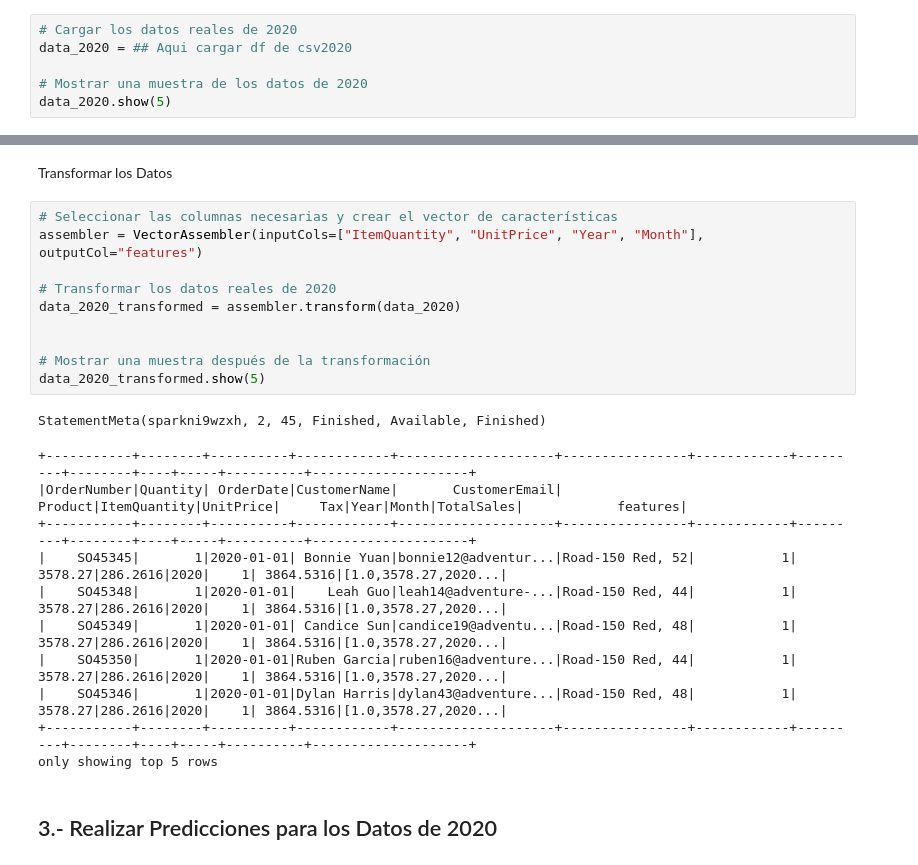
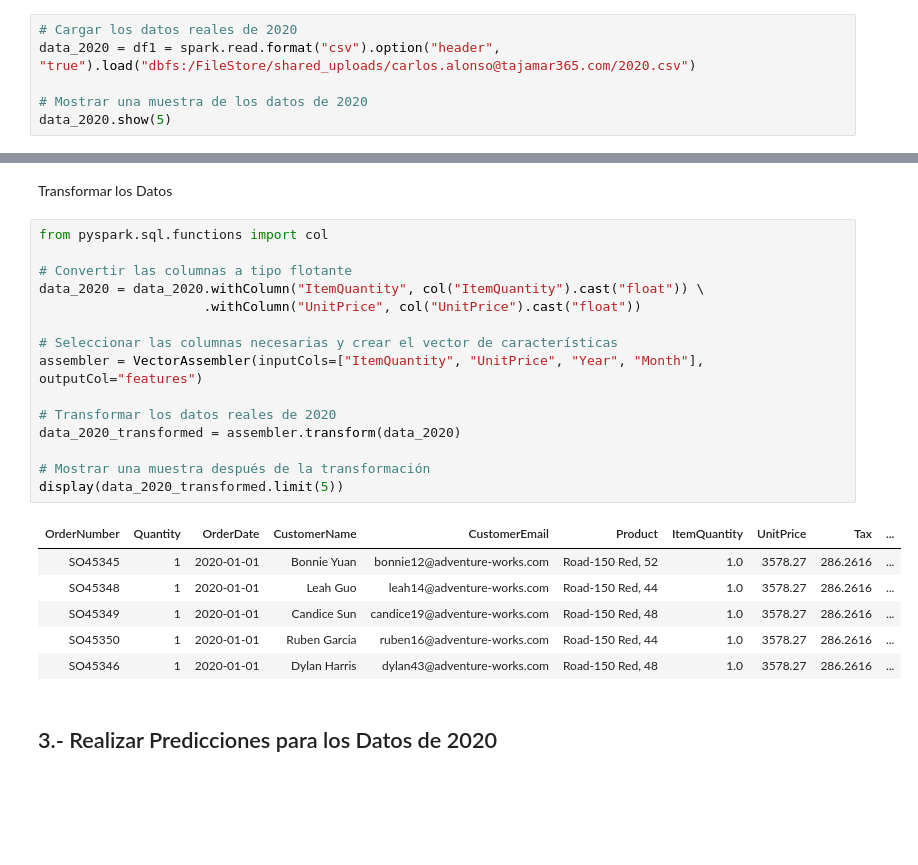
Before and after one commit to carlosalonso99-tajamar/azure-databricks-etl-enviroment, a Jupyter notebook: training-model-databricks.ipynb, the cells around one changed output, grey strips where cells are left out. Cells and saved outputs as stored; diff of their text form; blank space fills up the shorter version.

```diff
--- a/training-model-databricks.ipynb
+++ b/training-model-databricks.ipynb
@@ -134,7 +185,7 @@ only showing top 5 rows
 ## Preparar datos reales de 2020
 # %%
 # Cargar los datos reales de 2020
-data_2020 = ## Aqui cargar df de csv2020
+data_2020 = df1 = spark.read.format("csv").option("header", "true").load("dbfs:/FileStore/shared_uploads/carlos.alonso@tajamar365.com/2020.csv")
 
 # Mostrar una muestra de los datos de 2020
 data_2020.show(5)
@@ -178,27 +231,27 @@ only showing top 5 rows
 # %% [markdown]
  Transformar los Datos
 # %%
+from pyspark.sql.functions import col
+
+# Convertir las columnas a tipo flotante
+data_2020 = data_2020.withColumn("ItemQuantity", col("ItemQuantity").cast("float")) \
+                     .withColumn("UnitPrice", col("UnitPrice").cast("float"))
+
 # Seleccionar las columnas necesarias y crear el vector de características
 assembler = VectorAssembler(inputCols=["ItemQuantity", "UnitPrice", "Year", "Month"], outputCol="features")
 
 # Transformar los datos reales de 2020
 data_2020_transformed = assembler.transform(data_2020)
 
-
 # Mostrar una muestra después de la transformación
-data_2020_transformed.show(5)
+display(data_2020_transformed.limit(5))
 # %% [output]
-StatementMeta(sparkni9wzxh, 2, 45, Finished, Available, Finished)
-+-----------+--------+----------+------------+--------------------+----------------+------------+---------+--------+----+-----+----------+--------------------+
-|OrderNumber|Quantity| OrderDate|CustomerName|       CustomerEmail|         Product|ItemQuantity|UnitPrice|     Tax|Year|Month|TotalSales|            features|
-+-----------+--------+----------+------------+--------------------+----------------+------------+---------+--------+----+-----+----------+--------------------+
-|    SO45345|       1|2020-01-01| Bonnie Yuan|bonnie12@adventur...|Road-150 Red, 52|           1|  3578.27|286.2616|2020|    1| 3864.5316|[1.0,3578.27,2020...|
-|    SO45348|       1|2020-01-01|    Leah Guo|leah14@adventure-...|Road-150 Red, 44|           1|  3578.27|286.2616|2020|    1| 3864.5316|[1.0,3578.27,2020...|
-|    SO45349|       1|2020-01-01| Candice Sun|candice19@adventu...|Road-150 Red, 48|           1|  3578.27|286.2616|2020|    1| 3864.5316|[1.0,3578.27,2020...|
-|    SO45350|       1|2020-01-01|Ruben Garcia|ruben16@adventure...|Road-150 Red, 44|           1|  3578.27|286.2616|2020|    1| 3864.5316|[1.0,3578.27,2020...|
-|    SO45346|       1|2020-01-01|Dylan Harris|dylan43@adventure...|Road-150 Red, 48|           1|  3578.27|286.2616|2020|    1| 3864.5316|[1.0,3578.27,2020...|
-+-----------+--------+----------+------------+--------------------+----------------+------------+---------+--------+----+-----+----------+--------------------+
-only showing top 5 rows
+| OrderNumber | Quantity | OrderDate | CustomerName | CustomerEmail | Product | ItemQuantity | UnitPrice | Tax | ... |
+| SO45345 | 1 | 2020-01-01 | Bonnie Yuan | bonnie12@adventure-works.com | Road-150 Red, 52 | 1.0 | 3578.27 | 286.2616 | ... |
+| SO45348 | 1 | 2020-01-01 | Leah Guo | leah14@adventure-works.com | Road-150 Red, 44 | 1.0 | 3578.27 | 286.2616 | ... |
+| SO45349 | 1 | 2020-01-01 | Candice Sun | candice19@adventure-works.com | Road-150 Red, 48 | 1.0 | 3578.27 | 286.2616 | ... |
+| SO45350 | 1 | 2020-01-01 | Ruben Garcia | ruben16@adventure-works.com | Road-150 Red, 44 | 1.0 | 3578.27 | 286.2616 | ... |
+| SO45346 | 1 | 2020-01-01 | Dylan Harris | dylan43@adventure-works.com | Road-150 Red, 48 | 1.0 | 3578.27 | 286.2616 | ... |
 # %% [markdown]
 ## 3.- Realizar Predicciones para los Datos de 2020
 # %%
```
Also changed, not shown: parts of 11 cells of this notebook.
